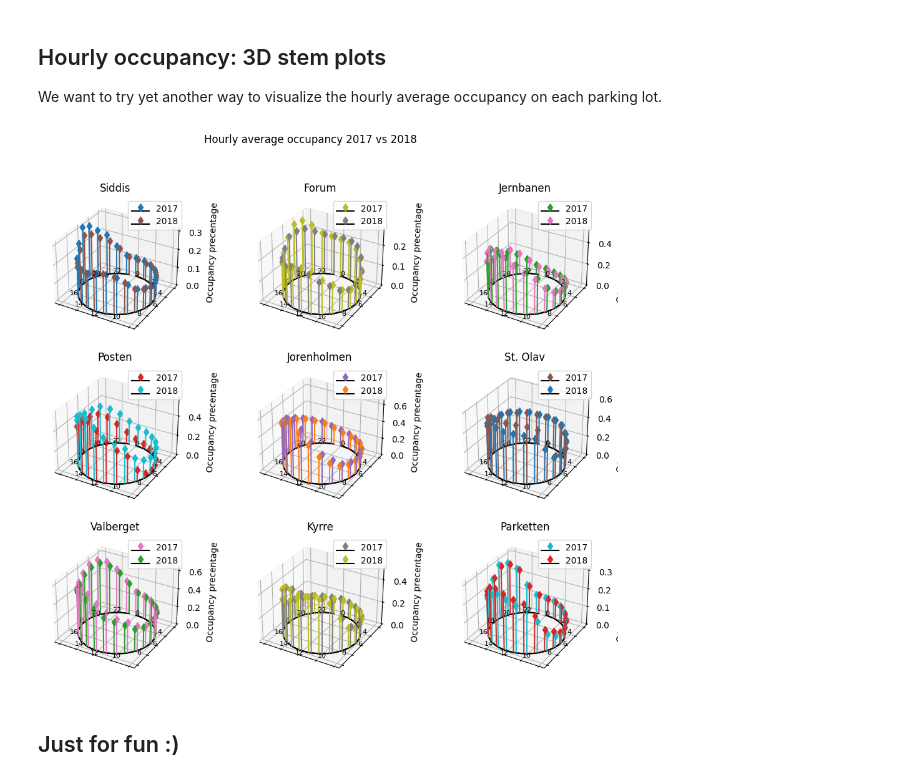
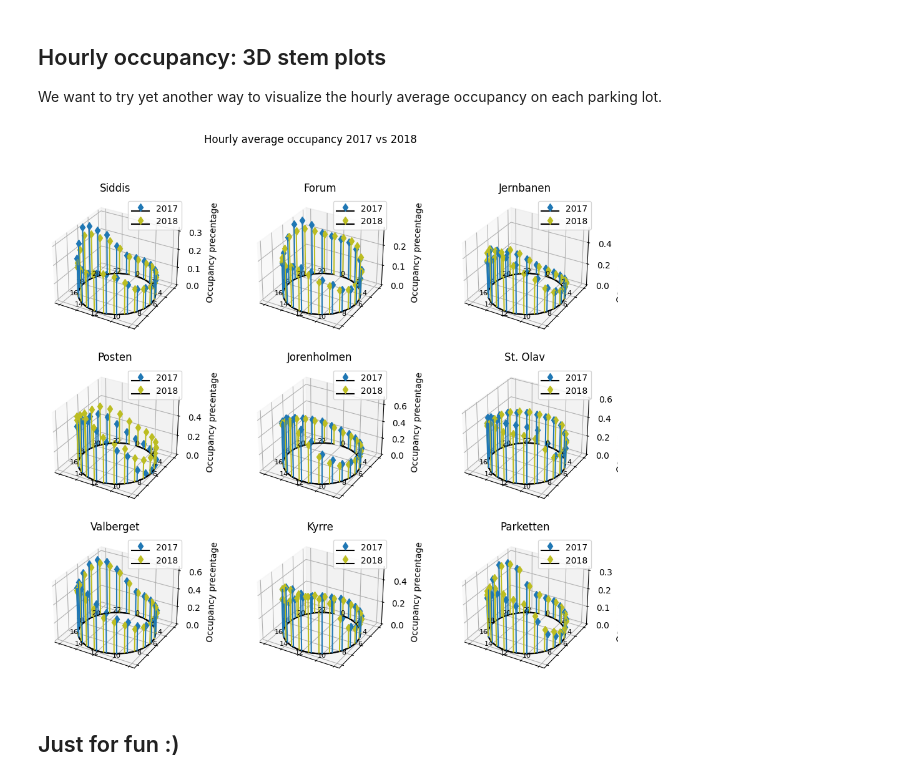
Before and after one commit to lenelise/stavanger_parkinglots, a Jupyter notebook: parking.ipynb, the cells around one changed output. Saved outputs shown, nothing was run; the diff lists cells and outputs as text; code cells hidden in the pictures.

Commit message:
changed order more, trying to narrate the story better 2/2

```diff
--- a/parking.ipynb
+++ b/parking.ipynb
@@ -276,11 +259,3 @@ Before entering the playfullness and experimental part of this report, we will c
-# %%
-#Hourly averages for each lot for each year
-parkinglots_hourly_avg_2017 = [] # List of Series objects, one for each lot
-parkinglots_hourly_avg_2018 = [] # List of Series objects, one for each lot
-
-for lot in parkinglots:
-    parkinglots_hourly_avg_2017.append(parkering2017.groupby('Hour')[lot].mean().sort_index()) #sort index to make sure it is plotted in correct order starting at midnight
-    parkinglots_hourly_avg_2018.append(parkering2018.groupby('Hour')[lot].mean().sort_index())
 # %%
 fig, ax = plt.subplots(3,3,figsize=(10,10), sharey=True)
 
@@ -392,38 +360,38 @@ for k in range(9):
    z1 = parkinglots_hourly_avg_2017[k].values
    z2 = parkinglots_hourly_avg_2018[k].values
 
    ax[i,j].stem(x1,y1,z1,
-     linefmt = f'{colors[k]}-', #vertical line
-     markerfmt=f'{colors[k]}d', #stem head
+     linefmt = f'{colors[0]}-', #vertical line
+     markerfmt=f'{colors[0]}d', #stem head
      basefmt = 'k-',
      label='2017')
 #    color = 'C5'
 
    ax[i,j].stem(x2,y2,z2,
-     linefmt = f'{colors2[k]}-', #vertical line
-     markerfmt=f'{colors2[k]}d', #stem head
+     linefmt = f'C8-', #vertical line
+     markerfmt=f'C8d', #stem head
      basefmt='k-', #baseline
      label='2018')
 
    ax[i,j].set_xticklabels([])
    ax[i,j].set_yticklabels([])
    ax[i,j].set_zlabel("Occupancy precentage")
    ax[i,j].set_title(parkinglots[k])
    ax[i,j].legend()
 
    for n, (xn, yn) in enumerate(zip(x1, y1)):
      if n%2==0:
           ax[i,j].text(xn * 1.1, yn * 1.1, 0, str(n), ha='center', va='center', fontsize=8)
 
    j += 1
    if j == 3:
      i += 1
      j = 0
 
 plt.suptitle("Hourly average occupancy 2017 vs 2018")
 plt.show()
 # %% [output]
-[figure, old version]
+[figure, new version]
 # %% [markdown]
 ## Just for fun :)
 # %%
```
Also changed, not shown: parts of 10 cells of this notebook.
